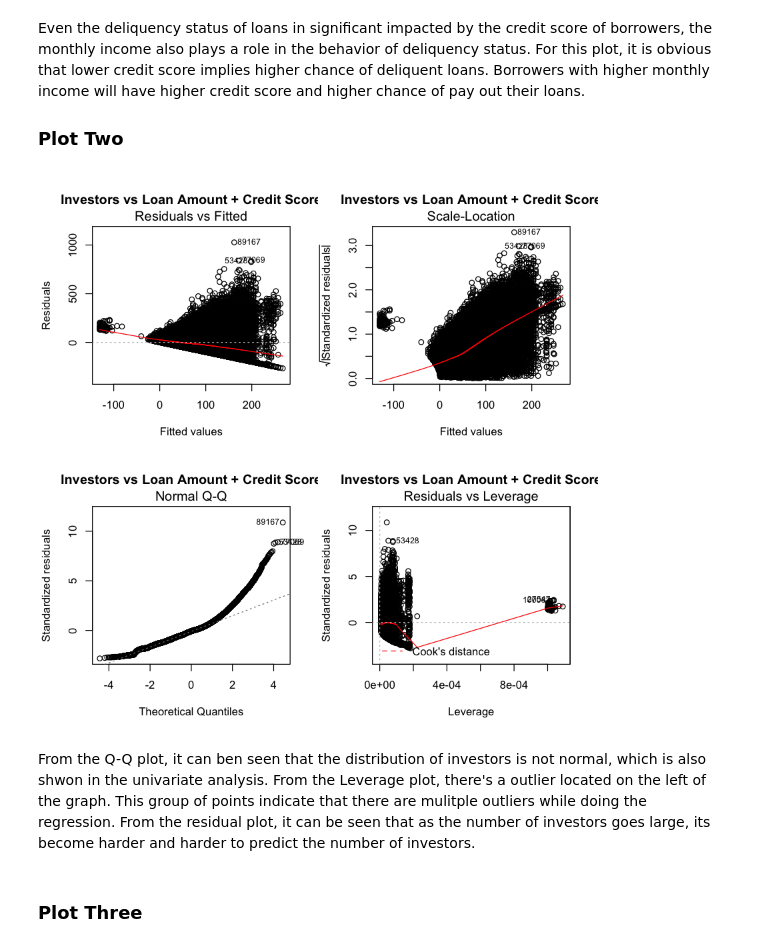
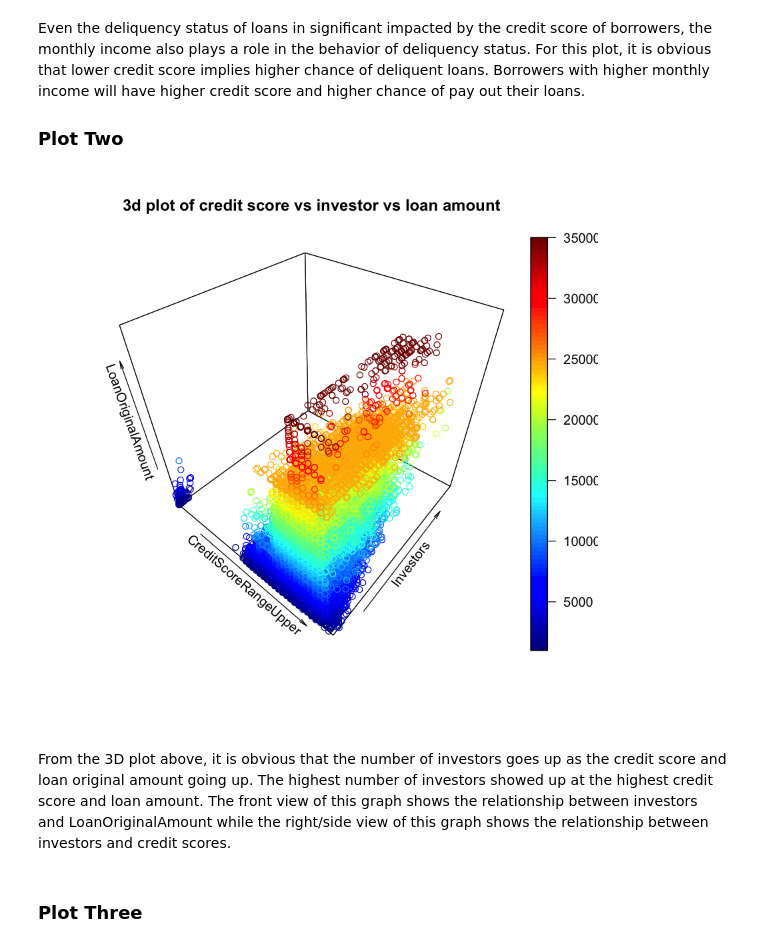
Before and after one commit to JoeyL6/Explotory_Data_Analysis_With_R, a Jupyter notebook: projecttemplate.ipynb, the cells around one changed output. Drawn from its saved outputs; the diff is of its cells as text; code cells hidden in the pictures.

```diff
--- a/projecttemplate.ipynb
+++ b/projecttemplate.ipynb
@@ -583,16 +587,13 @@ Warning message:
 Even the deliquency status of loans in significant impacted by the credit score of borrowers, the monthly income also plays a role in the behavior of deliquency status. For this plot, it is obvious that lower credit score implies higher chance of deliquent loans. Borrowers with higher monthly income will have higher credit score and higher chance of pay out their loans.
 
 ### Plot Two
-# %%
-layout(matrix(c(1,2,3,4),2,2))
-plot(fit, main="Investors vs Loan Amount + Credit Score")
-# %% [output]
-[figure, removed]
-# %% [markdown]
-
-From the Q-Q plot, it can ben seen that the distribution of investors is not normal, which is also shwon in the univariate analysis.
-From the Leverage plot, there's a outlier located on the left of the graph. This group of points indicate that there are mulitple outliers while doing the regression.
-From the residual plot, it can be seen that as the number of investors goes large, its become harder and harder to predict the number of investors.
+# %%
+points3D(x = loan_df$CreditScoreRangeUpper, y = loan_df$Investors, z = loan_df$LoanOriginalAmount, xlab = "CreditScoreRangeUpper",
+          ylab ="Investors", zlab = "LoanOriginalAmount", main = "3d plot of credit score vs investor vs loan amount")
+# %% [output]
+[figure, added]
+# %% [markdown]
+From the 3D plot above, it is obvious that the number of investors goes up as the credit score and loan original amount going up. The highest number of investors showed up at the highest credit score and loan amount. The front view of this graph shows the relationship between investors and LoanOriginalAmount while the right/side view of this graph shows the relationship between investors and credit scores.
 # %% [markdown]
 ### Plot Three
 # %%
```
Also changed, not shown: parts of 6 cells of this notebook, 2 other files.
